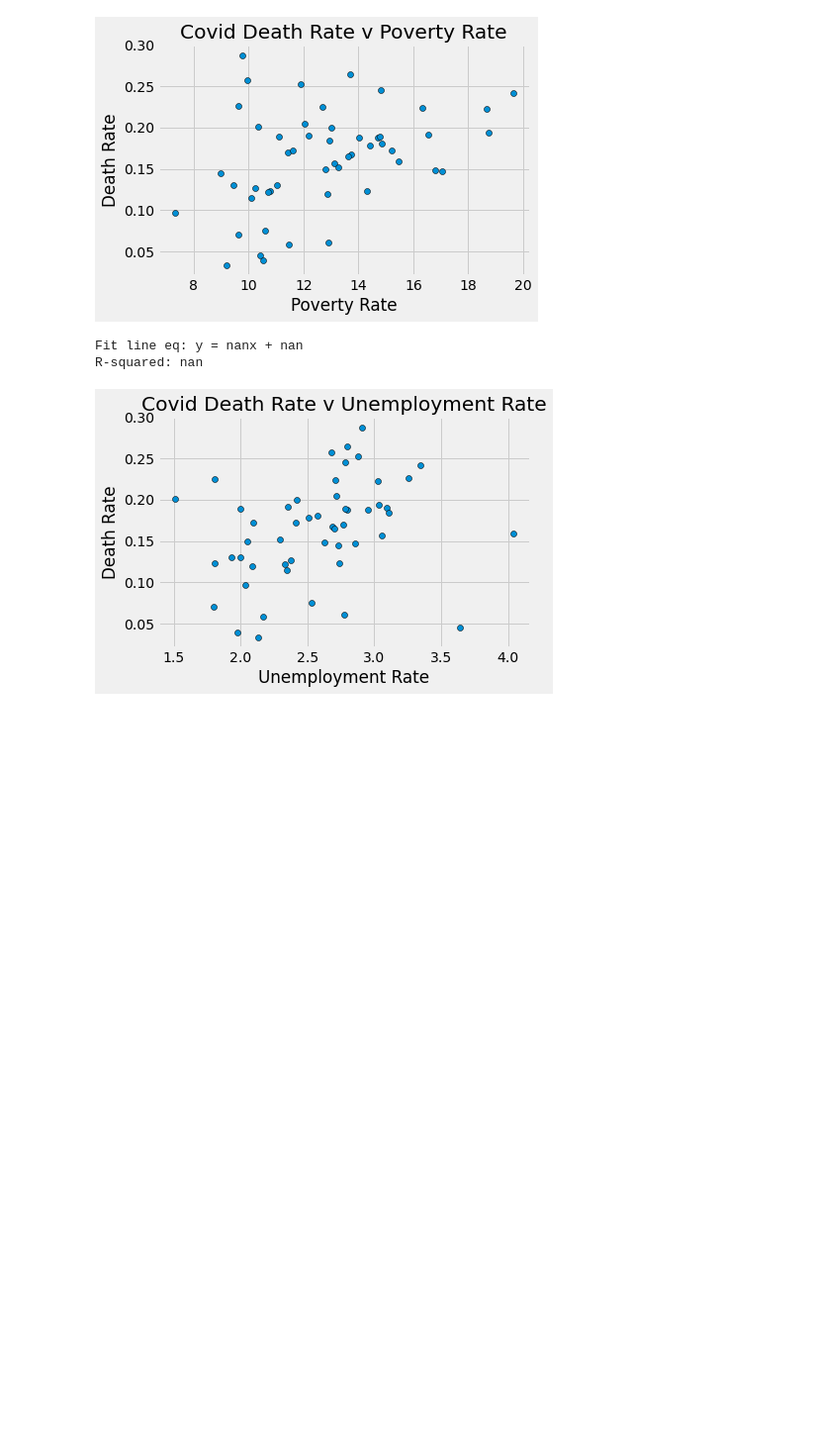
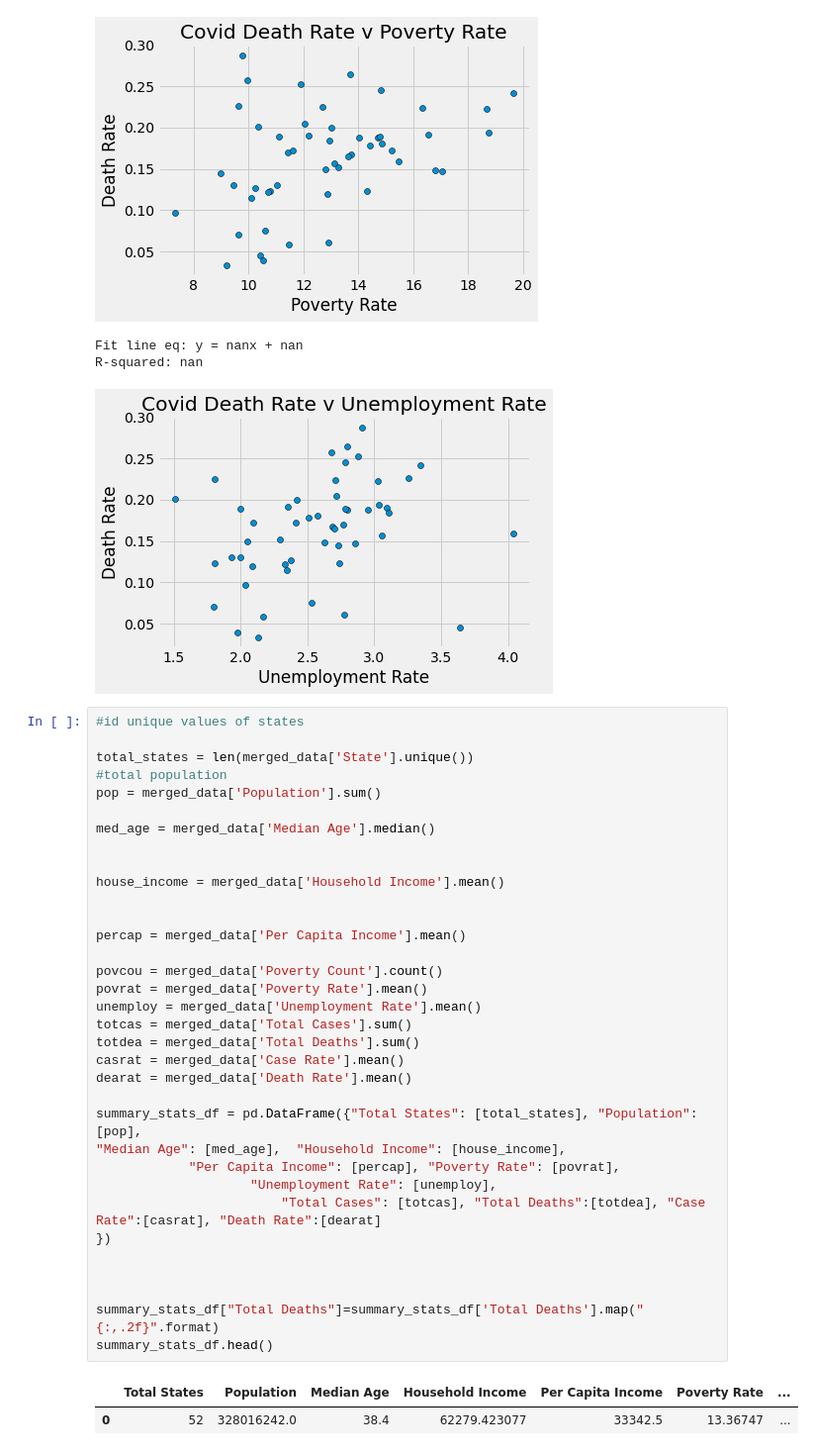
Before and after one commit to seanlipinski/Project1, a Jupyter notebook: Project_1_Covid.ipynb, the cells around one changed output. Shown: that part at 99% size. Cells and saved outputs as stored; diff of their text form; blank space fills up the shorter version.

Commit message:
summary start

```diff
--- a/Project_1_Covid.ipynb
+++ b/Project_1_Covid.ipynb
@@ -430,3 +430,40 @@ R-squared: nan
 Fit line eq: y = nanx + nan
 R-squared: nan
 [figure]
+# %%
+#id unique values of states
+
+total_states = len(merged_data['State'].unique())
+#total population
+pop = merged_data['Population'].sum()
+
+med_age = merged_data['Median Age'].median()
+
+
+house_income = merged_data['Household Income'].mean()
+
+
+percap = merged_data['Per Capita Income'].mean()
+
+povcou = merged_data['Poverty Count'].count()
+povrat = merged_data['Poverty Rate'].mean()
+unemploy = merged_data['Unemployment Rate'].mean()
+totcas = merged_data['Total Cases'].sum()
+totdea = merged_data['Total Deaths'].sum()
+casrat = merged_data['Case Rate'].mean()
+dearat = merged_data['Death Rate'].mean()
+
+summary_stats_df = pd.DataFrame({"Total States": [total_states], "Population": [pop],
+"Median Age": [med_age],  "Household Income": [house_income],
+            "Per Capita Income": [percap], "Poverty Rate": [povrat],
+                    "Unemployment Rate": [unemploy],
+                        "Total Cases": [totcas], "Total Deaths":[totdea], "Case Rate":[casrat], "Death Rate":[dearat]
+})
+
+
+
+summary_stats_df["Total Deaths"]=summary_stats_df['Total Deaths'].map("{:,.2f}".format)
+summary_stats_df.head()
+# %% [output]
+|  | Total States | Population | Median Age | Household Income | Per Capita Income | Poverty Rate | ... |
+| 0 | 52 | 328016242.0 | 38.4 | 62279.423077 | 33342.5 | 13.36747 | ... |
```
Also changed, not shown: parts of 1 cell of this notebook.
